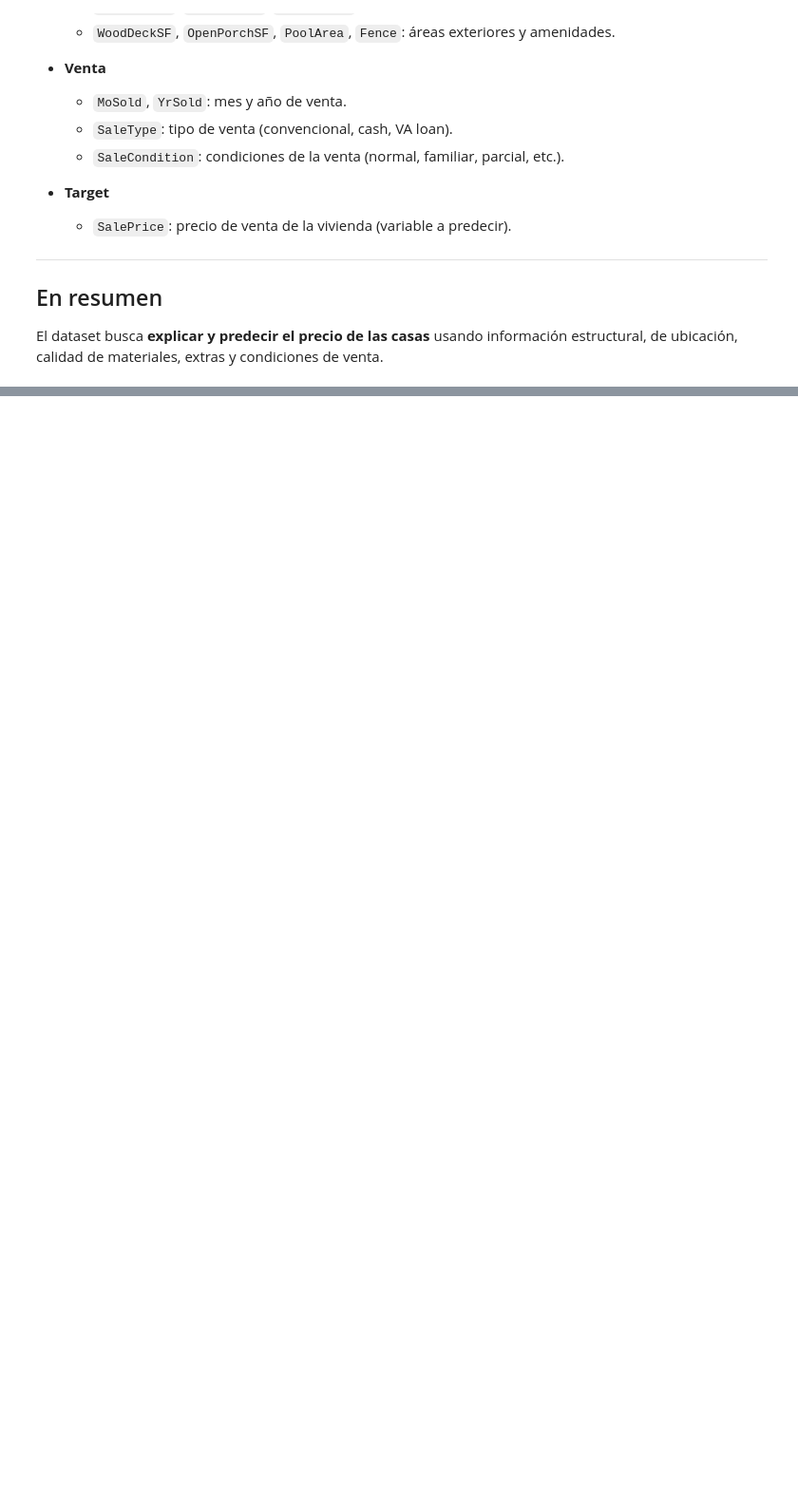
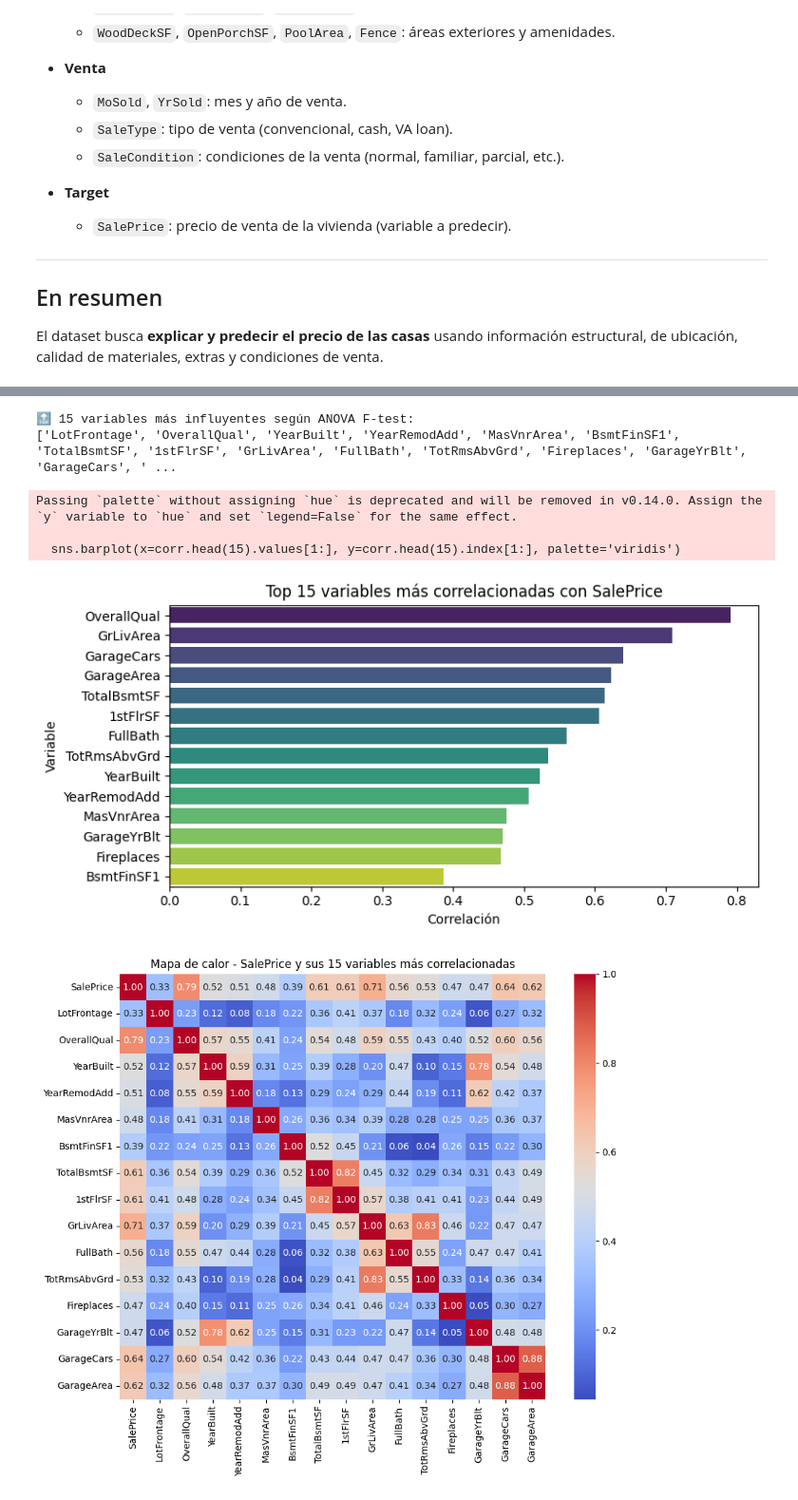
Before and after one commit to HeidyHG/ELECTIVA-PROFESIONAL-III, a Jupyter notebook: Semana 6/house-prices-advanced-regression-techniques/taller.ipynb, the cells around one changed output, grey strips where cells are left out. Shown at 95% size. Drawn from its saved outputs; the diff is of its cells as text; code cells hidden in the pictures; blank space fills up the shorter version.

```diff
--- a/Semana 6/house-prices-advanced-regression-techniques/taller.ipynb
+++ b/Semana 6/house-prices-advanced-regression-techniques/taller.ipynb
@@ -158,0 +169,42 @@ Test: (1459, 289)
+# %%
+X = train.select_dtypes(exclude=["object"]).drop(columns=["SalePrice"])
+y = train["SalePrice"]
+
+selector = SelectKBest(score_func=f_regression, k=15)
+selector.fit(X, y)
+
+top_features = X.columns[selector.get_support()]
+print("🔝 15 variables más influyentes según ANOVA F-test:")
+print(list(top_features))
+# %% [output]
+🔝 15 variables más influyentes según ANOVA F-test:
+['LotFrontage', 'OverallQual', 'YearBuilt', 'YearRemodAdd', 'MasVnrArea', 'BsmtFinSF1', 'TotalBsmtSF', '1stFlrSF', 'GrLivArea', 'FullBath', 'TotRmsAbvGrd', 'Fireplaces', 'GarageYrBlt', 'GarageCars', ' ...
+# %%
+plt.figure(figsize=(8,4))
+sns.barplot(x=corr.head(15).values[1:], y=corr.head(15).index[1:], palette='viridis')
+plt.title("Top 15 variables más correlacionadas con SalePrice")
+plt.xlabel("Correlación")
+plt.ylabel("Variable")
+plt.tight_layout()
+plt.show()
+
+vars_heatmap = ["SalePrice"] + list(top_features)
+plt.figure(figsize=(10,8))
+sns.heatmap(train[vars_heatmap].corr(), annot=True, fmt=".2f", cmap="coolwarm", square=True)
+plt.title("Mapa de calor - SalePrice y sus 15 variables más correlacionadas")
+plt.tight_layout()
+plt.show()
+
+plt.figure(figsize=(12,8))
+for i, col in enumerate(top_features[:6], 1):
+    plt.subplot(3, 2, i)
+    sns.boxplot(x=train[col], color='skyblue')
+    plt.title(f"Distribución (boxplot) - {col}")
+plt.tight_layout()
+plt.show()
+# %% [output]
+Passing `palette` without assigning `hue` is deprecated and will be removed in v0.14.0. Assign the `y` variable to `hue` and set `legend=False` for the same effect.
+
+  sns.barplot(x=corr.head(15).values[1:], y=corr.head(15).index[1:], palette='viridis')
+[figure, added]
+[figure, added]
```
Also changed, not shown: parts of 8 cells of this notebook.
